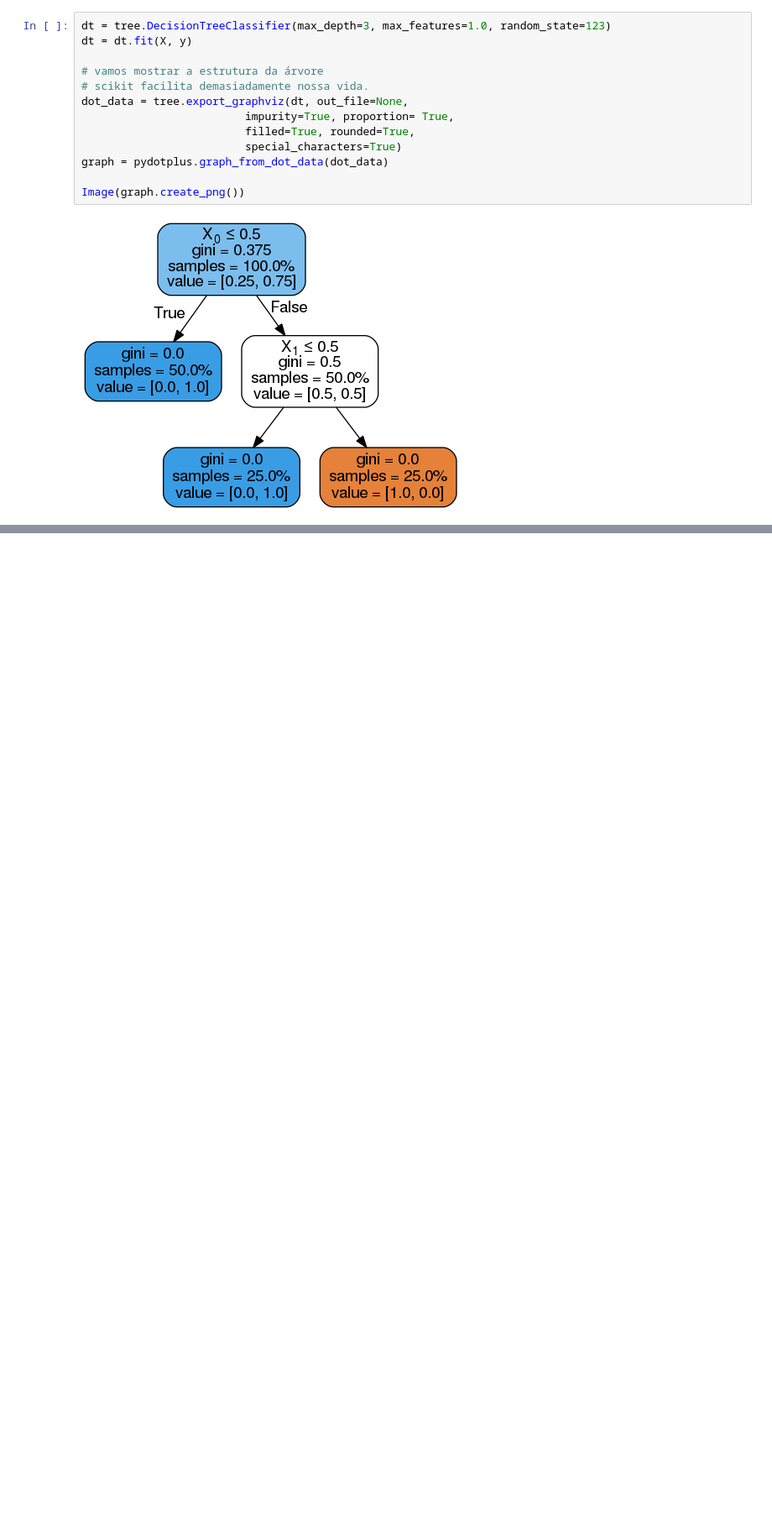
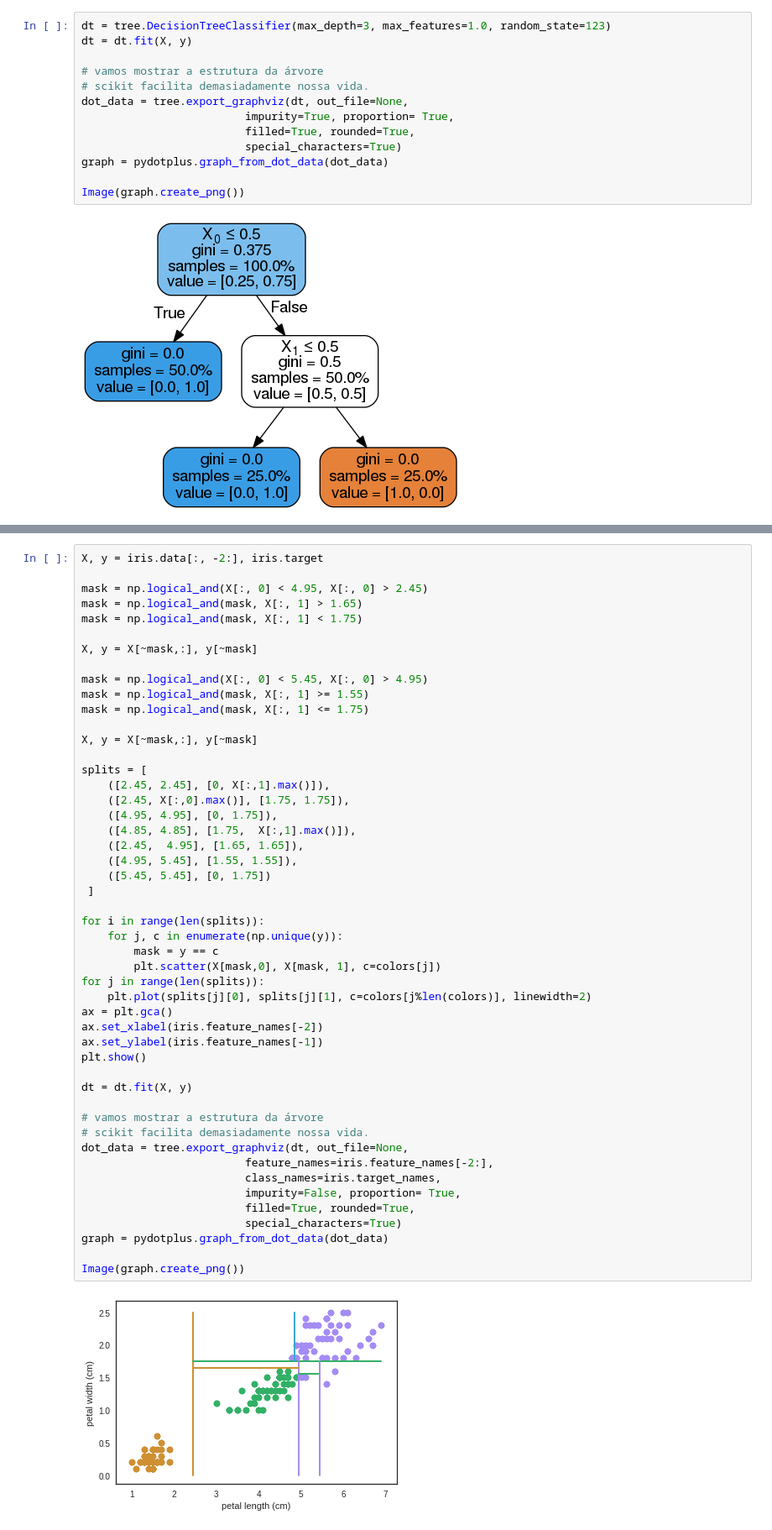
Before and after one commit to hekima/aulas, a Jupyter notebook: machine_learning/arvores/arvores_decisao.ipynb, the cells around one changed output, grey strips where cells are left out. Shown: that part at 84% size. Cells and saved outputs as stored; diff of their text form; blank space fills up the shorter version.

```diff
--- a/machine_learning/arvores/arvores_decisao.ipynb
+++ b/machine_learning/arvores/arvores_decisao.ipynb
@@ -120,0 +171,51 @@ Image(graph.create_png())
+# %%
+X, y = iris.data[:, -2:], iris.target
+
+mask = np.logical_and(X[:, 0] < 4.95, X[:, 0] > 2.45)
+mask = np.logical_and(mask, X[:, 1] > 1.65)
+mask = np.logical_and(mask, X[:, 1] < 1.75)
+
+X, y = X[~mask,:], y[~mask]
+
+mask = np.logical_and(X[:, 0] < 5.45, X[:, 0] > 4.95)
+mask = np.logical_and(mask, X[:, 1] >= 1.55)
+mask = np.logical_and(mask, X[:, 1] <= 1.75)
+
+X, y = X[~mask,:], y[~mask]
+
+splits = [
+    ([2.45, 2.45], [0, X[:,1].max()]),
+    ([2.45, X[:,0].max()], [1.75, 1.75]),
+    ([4.95, 4.95], [0, 1.75]),
+    ([4.85, 4.85], [1.75,  X[:,1].max()]),
+    ([2.45,  4.95], [1.65, 1.65]),
+    ([4.95, 5.45], [1.55, 1.55]),
+    ([5.45, 5.45], [0, 1.75])
+ ]
+
+for i in range(len(splits)):
+    for j, c in enumerate(np.unique(y)):
+        mask = y == c
+        plt.scatter(X[mask,0], X[mask, 1], c=colors[j])
+for j in range(len(splits)):
+    plt.plot(splits[j][0], splits[j][1], c=colors[j%len(colors)], linewidth=2)
+ax = plt.gca()
+ax.set_xlabel(iris.feature_names[-2])
+ax.set_ylabel(iris.feature_names[-1])
+plt.show()
+
+dt = dt.fit(X, y)
+
+# vamos mostrar a estrutura da árvore
+# scikit facilita demasiadamente nossa vida.
+dot_data = tree.export_graphviz(dt, out_file=None,
+                         feature_names=iris.feature_names[-2:],
+                         class_names=iris.target_names,
+                         impurity=False, proportion= True,
+                         filled=True, rounded=True,
+                         special_characters=True)
+graph = pydotplus.graph_from_dot_data(dot_data)
+
+Image(graph.create_png())
+# %% [output]
+[figure, added]
```
Also changed, not shown: parts of 7 cells of this notebook.
